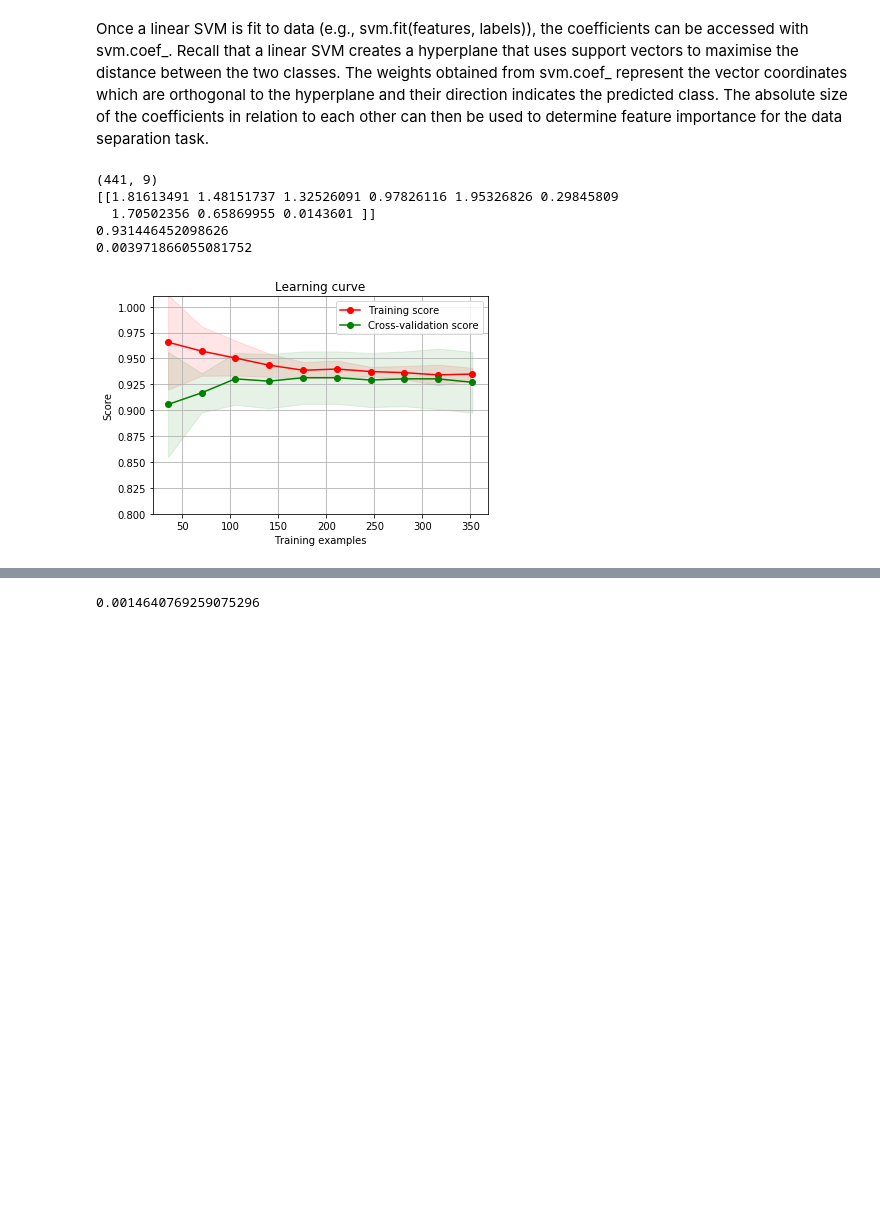
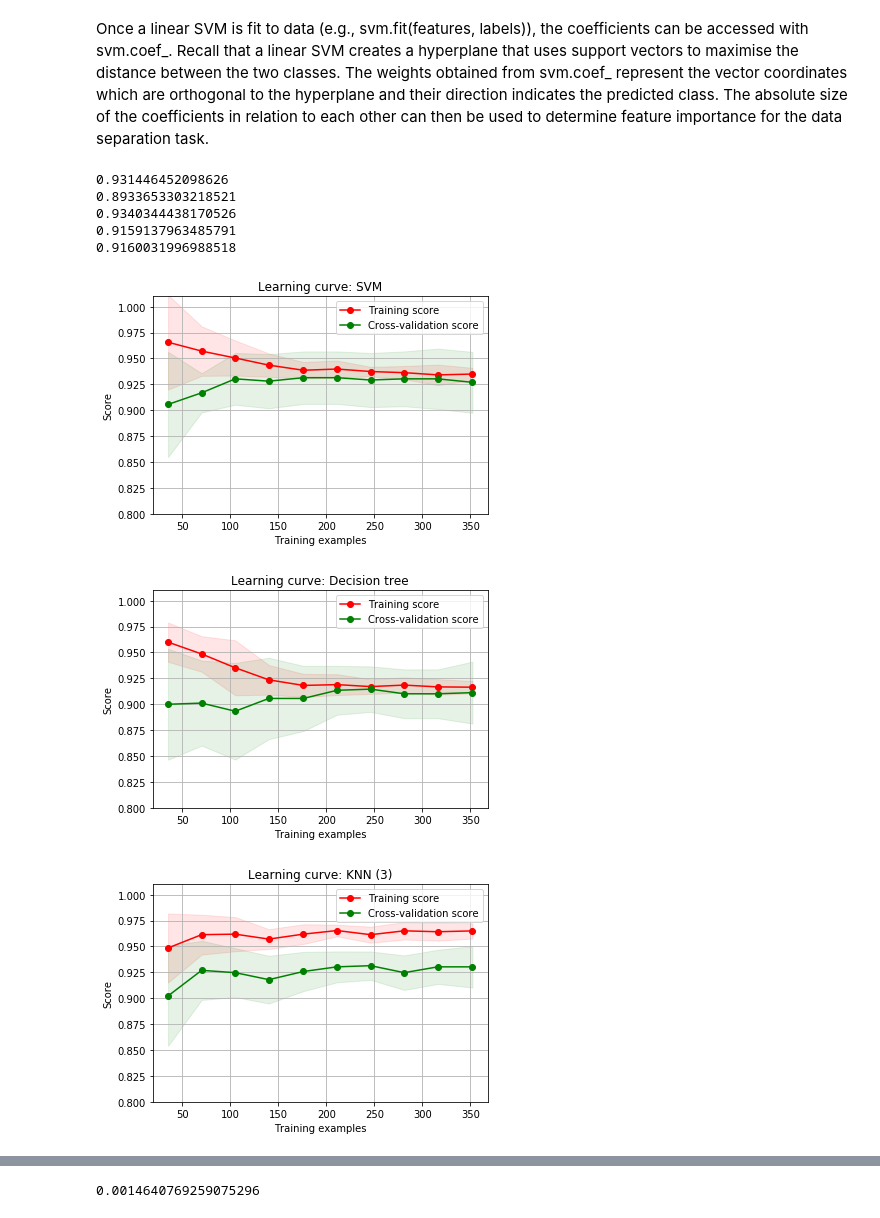
Before and after one commit to Joostrothweiler/politags, a Jupyter notebook: notebooks/experiments/NED.ipynb, the cells around one changed output, grey strips where cells are left out. Drawn from its saved outputs; the diff is of its cells as text; code cells hidden in the pictures; blank space fills up the shorter version.

```diff
--- a/notebooks/experiments/NED.ipynb
+++ b/notebooks/experiments/NED.ipynb
@@ -485,8 +486,8 @@ ax.scatter(X_reduced[:, 0], X_reduced[:, 1], X_reduced[:, 2], c=y, s=40)
 # %%
-def plot_learning_curve(estimator, X, y, ylim=None, cv=None,
+def plot_learning_curve(clf_name, estimator, X, y, ylim=None, cv=None,
                         n_jobs=1, train_sizes=np.linspace(.1, 1.0, 10)):
     plt.figure()
-    plt.title('Learning curve')
+    plt.title('Learning curve: {}'.format(clf_name))
     if ylim is not None:
         plt.ylim(*ylim)
     plt.xlabel("Training examples")
@@ -534,39 +535,46 @@ def plot_coefficients(classifier, top_features=6):
 # %%
 from sklearn.model_selection import learning_curve
 from sklearn.model_selection import ShuffleSplit
 
 from sklearn.model_selection import cross_val_score
 from sklearn.tree import DecisionTreeClassifier
 from sklearn.neighbors import KNeighborsClassifier
 from sklearn.discriminant_analysis import LinearDiscriminantAnalysis
 from sklearn.naive_bayes import GaussianNB
 from sklearn.linear_model import Perceptron
 
 clfs = [
     svm.SVC(kernel='linear', C=2, probability=True),
     DecisionTreeClassifier(max_depth = 2),
-    KNeighborsClassifier(n_neighbors=10),
+    KNeighborsClassifier(n_neighbors=3),
     LinearDiscriminantAnalysis(solver="svd", store_covariance=True),
     GaussianNB()
 ]
 
-clf = clfs[0]
+clf_names = [
+    'SVM',
+    'Decision tree',
+    'KNN (3)',
+    'LDA',
+    'GaussianNB'
+]
 
-print(np.shape(X))
+for i in range(0,len(clfs)):
 
-cv = ShuffleSplit(n_splits=10, test_size=0.2, random_state=0)
-plot_learning_curve(clf, X, y, ylim=(0.8, 1.01), cv=cv, n_jobs=10)
+    clf = clfs[i]
+    cv = ShuffleSplit(n_splits=10, test_size=0.2, random_state=0)
+    plot_learning_curve(clf_names[i], clf, X, y, ylim=(0.8, 1.01), cv=cv, n_jobs=10)
 
-clf.fit(X,y)
-print(clf.coef_)
+    clf.fit(X,y)
 
-scores = cross_val_score(clf, X, y, cv=20)
-print(np.mean(scores))
-print(np.var(scores))
+    scores = cross_val_score(clf, X, y, cv=20)
+    print(np.mean(scores))
 # %% [output]
-(441, 9)
-[[1.81613491 1.48151737 1.32526091 0.97826116 1.95326826 0.29845809
-  1.70502356 0.65869955 0.0143601 ]]
 0.931446452098626
-0.003971866055081752
+0.8933653303218521
+0.9340344438170526
+0.9159137963485791
+0.9160031996988518
-[figure, old version]
+[figure, new version]
+[figure, added]
+[figure, added]
```
Also changed, not shown: parts of 4 cells of this notebook, 22 other files.
